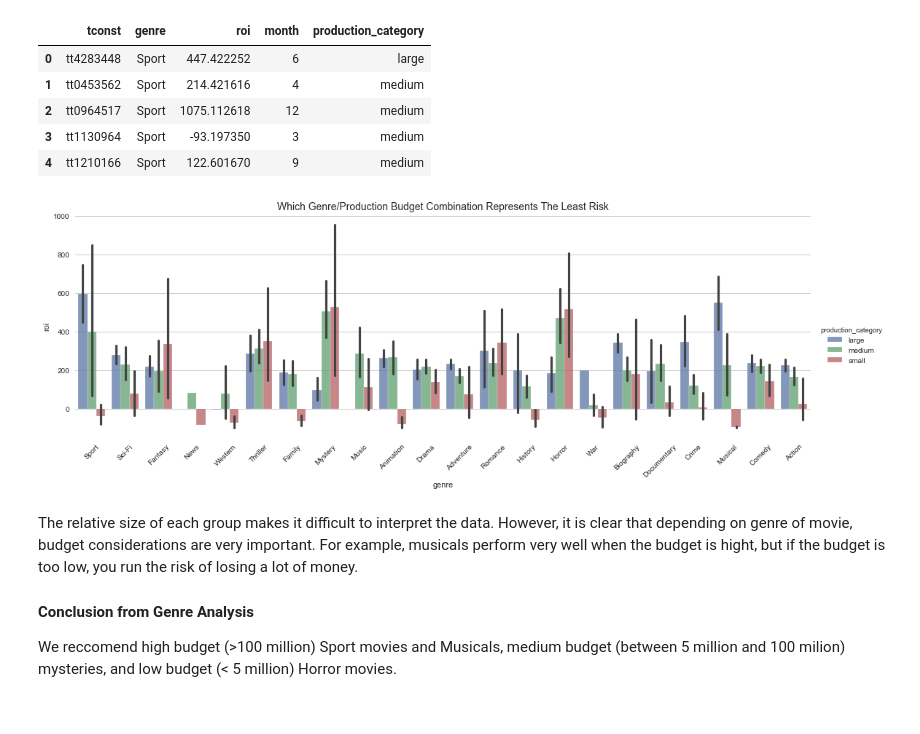
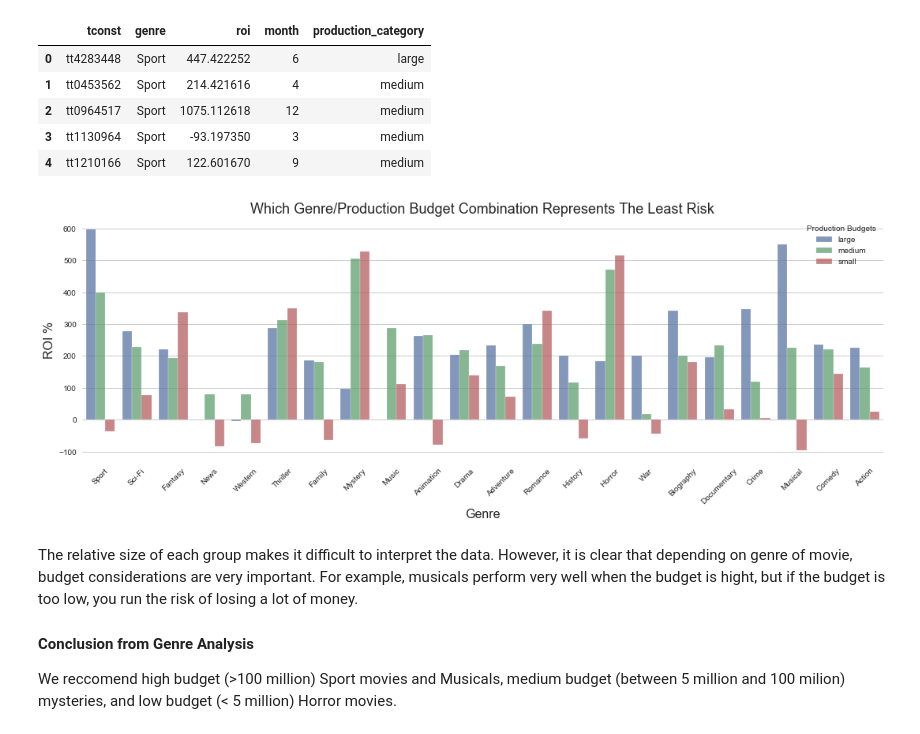
Before and after one commit to SlimHintz/movie-data-eda, a Jupyter notebook: Microsoft-Movie-Studio-EDA.ipynb, the cells around one changed output. Drawn from its saved outputs; the diff is of its cells as text; code cells hidden in the pictures.

```diff
--- a/Microsoft-Movie-Studio-EDA.ipynb
+++ b/Microsoft-Movie-Studio-EDA.ipynb
@@ -146,17 +146,23 @@ df2.head()
 # %%
 # Categorical plot examining the effect of genre on ROI
 sns.catplot(x = 'genre',
             y = 'roi',
             hue = 'production_category',
             data = df2,
             kind = 'bar',
             height = 5,
-            aspect =3, alpha=0.75);
+            aspect =3,
+            alpha=0.75,
+            legend=False, ci=None
+            );
 plt.xticks(rotation = 45)
-plt.title("Which Genre/Production Budget Combination Represents The Least Risk", size = 14);
-plt.legend()
+plt.title("Which Genre/Production Budget Combination Represents The Least Risk", size = 18);
+plt.legend(title = 'Production Budgets', loc=1)
+plt.ylabel("ROI %", size = 16);
+plt.xlabel("Genre", size=16 )
+plt.savefig('images/genre-roi-budget.png', bbox_inches = "tight");
 # %% [output]
-[figure, old version]
+[figure, new version]
 # %% [markdown]
 The relative size of each group makes it difficult to interpret the data. However, it is clear that depending on genre of movie, budget considerations are very important. For example, musicals perform very well when the budget is hight, but if the budget is too low, you run the risk of losing a lot of money.
 
```
